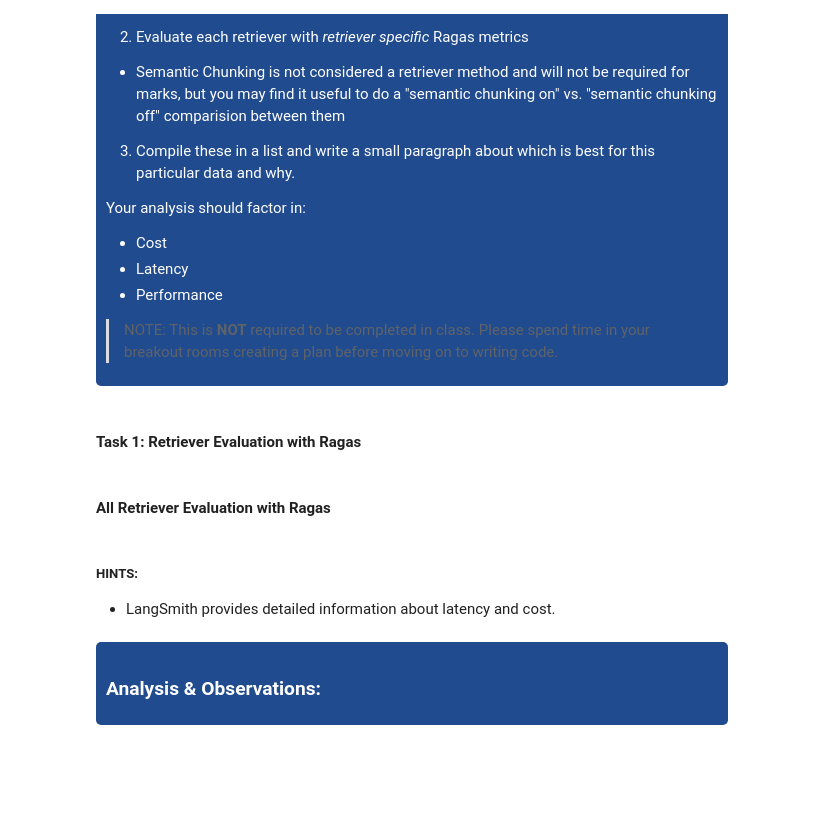
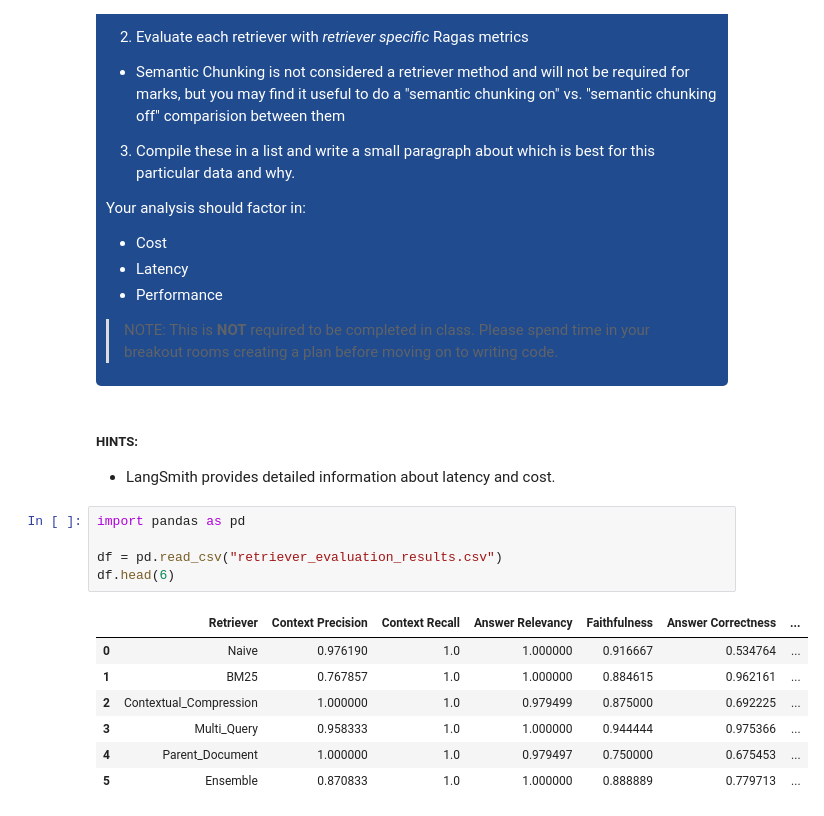
Before and after one commit to jm-yap/ai-llm-engineering-1-day5, a Jupyter notebook: 1-advanced_retrievers.ipynb, the cells around one changed output. Saved outputs shown, nothing was run; the diff lists cells and outputs as text; blank space fills up the shorter version.

Commit message:
feat: completed evaluation

```diff
--- a/1-advanced_retrievers.ipynb
+++ b/1-advanced_retrievers.ipynb
@@ -985,18 +989,20 @@ Your analysis should factor in:
 > NOTE: This is **NOT** required to be completed in class. Please spend time in your breakout rooms creating a plan before moving on to writing code.
 
 </div>
-# %% [markdown]
-#### Task 1: Retriever Evaluation with Ragas
-# %% [markdown]
-#### All Retriever Evaluation with Ragas
 # %% [markdown]
 ##### HINTS:
 
 - LangSmith provides detailed information about latency and cost.
-# %% [markdown]
-<div style="background-color: #204B8E; color: white; padding: 10px; border-radius: 5px;">
-
-### Analysis & Observations:
-
-
-</div>
+# %%
+import pandas as pd
+
+df = pd.read_csv("retriever_evaluation_results.csv")
+df.head(6)
+# %% [output]
+|  | Retriever | Context Precision | Context Recall | Answer Relevancy | Faithfulness | Answer Correctness | ... |
+| 0 | Naive | 0.976190 | 1.0 | 1.000000 | 0.916667 | 0.534764 | ... |
+| 1 | BM25 | 0.767857 | 1.0 | 1.000000 | 0.884615 | 0.962161 | ... |
+| 2 | Contextual_Compression | 1.000000 | 1.0 | 0.979499 | 0.875000 | 0.692225 | ... |
+| 3 | Multi_Query | 0.958333 | 1.0 | 1.000000 | 0.944444 | 0.975366 | ... |
+| 4 | Parent_Document | 1.000000 | 1.0 | 0.979497 | 0.750000 | 0.675453 | ... |
+| 5 | Ensemble | 0.870833 | 1.0 | 1.000000 | 0.888889 | 0.779713 | ... |
```
Also changed, not shown: parts of 3 cells of this notebook, 2 other files.
